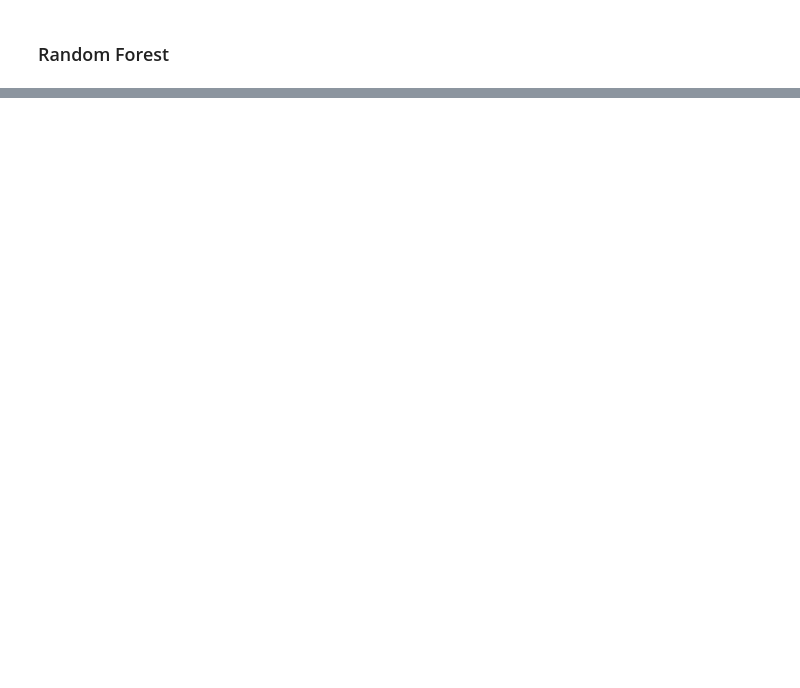
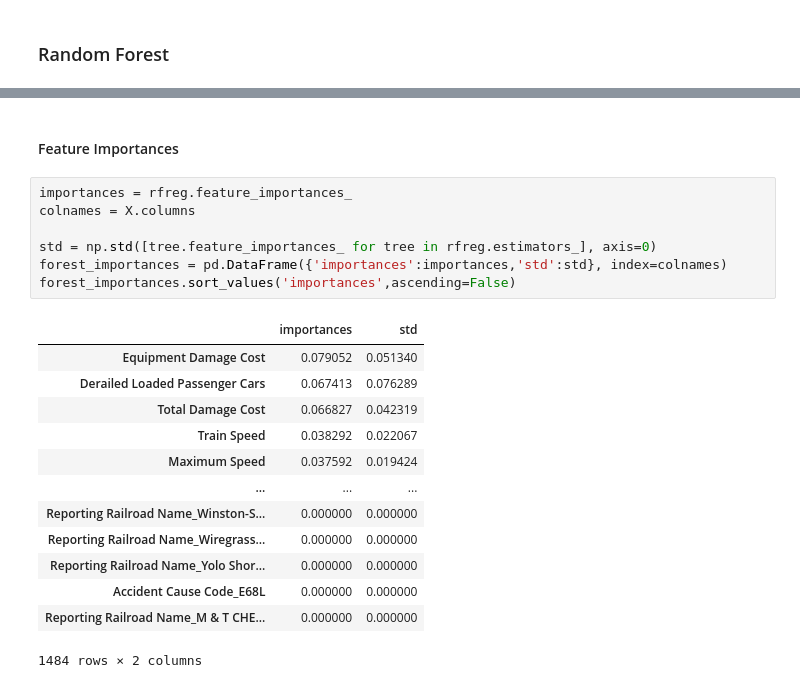
Before and after one commit to ndahlinuvm/Train-Derailment-287Project, a Jupyter notebook: modeling_injuries.ipynb, the cells around one changed output, grey strips where cells are left out. Cells and saved outputs as stored; diff of their text form; blank space fills up the shorter version.

```diff
--- a/modeling_injuries.ipynb
+++ b/modeling_injuries.ipynb
@@ -423,0 +426,23 @@ Train Score: 0.9228145536924147
+# %% [markdown]
+#### Feature Importances
+# %%
+importances = rfreg.feature_importances_
+colnames = X.columns
+
+std = np.std([tree.feature_importances_ for tree in rfreg.estimators_], axis=0)
+forest_importances = pd.DataFrame({'importances':importances,'std':std}, index=colnames)
+forest_importances.sort_values('importances',ascending=False)
+# %% [output]
+|  | importances | std |
+| Equipment Damage Cost | 0.079052 | 0.051340 |
+| Derailed Loaded Passenger Cars | 0.067413 | 0.076289 |
+| Total Damage Cost | 0.066827 | 0.042319 |
+| Train Speed | 0.038292 | 0.022067 |
+| Maximum Speed | 0.037592 | 0.019424 |
+| ... | ... | ... |
+| Reporting Railroad Name_Winston-S... | 0.000000 | 0.000000 |
+| Reporting Railroad Name_Wiregrass... | 0.000000 | 0.000000 |
+| Reporting Railroad Name_Yolo Shor... | 0.000000 | 0.000000 |
+| Accident Cause Code_E68L | 0.000000 | 0.000000 |
+| Reporting Railroad Name_M & T CHE... | 0.000000 | 0.000000 |
+1484 rows × 2 columns
```
Also changed, not shown: parts of 7 cells of this notebook.
